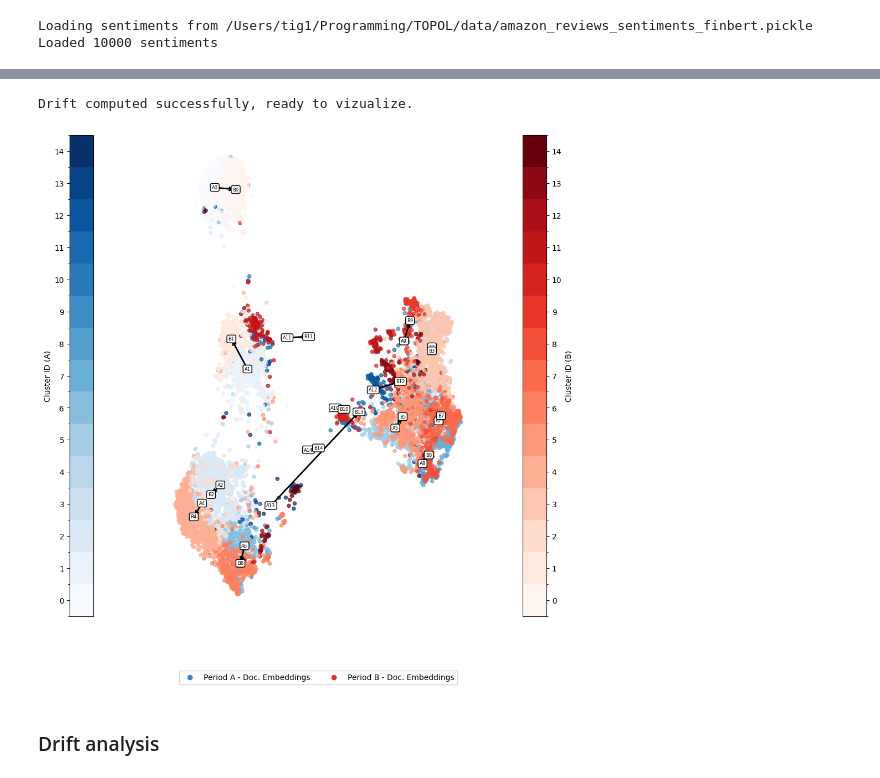
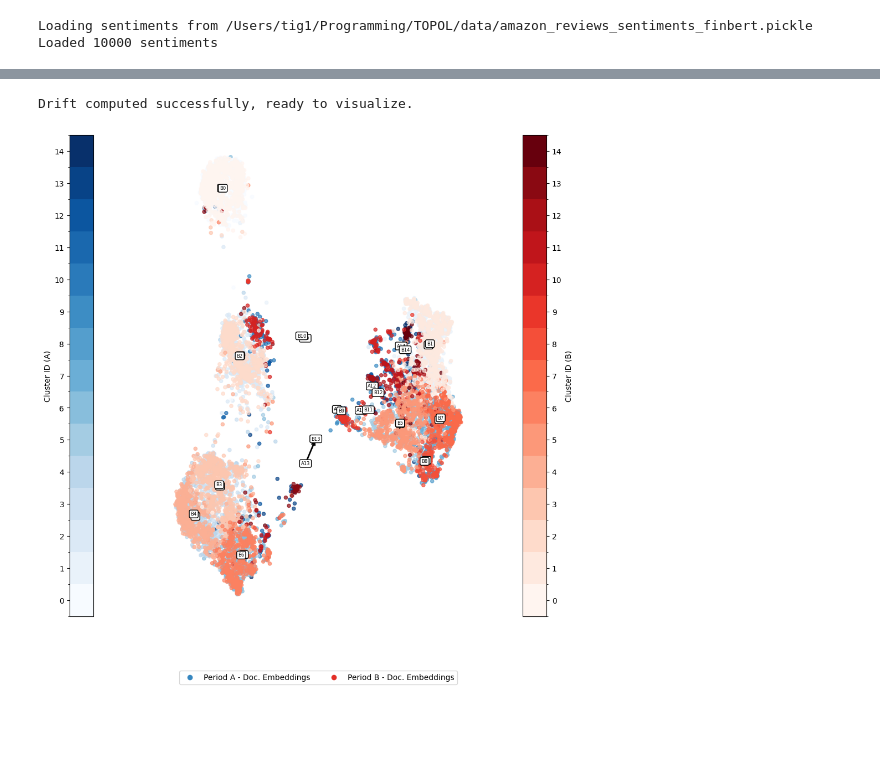
Before and after one commit to GabinTB/TOPOL, a Jupyter notebook: notebooks/amazon_reviews.ipynb, the cells around one changed output, grey strips where cells are left out. Cells and saved outputs as stored; diff of their text form; code cells hidden in the pictures; blank space fills up the shorter version.

```diff
--- a/notebooks/amazon_reviews.ipynb
+++ b/notebooks/amazon_reviews.ipynb
@@ -263,23 +280,18 @@ plt.show()
 umap_params = {
     'n_neighbors': 100,
     'min_dist': 0.0,
-    'metric': 'cosine',
-    'random_state': RANDOM_STATE
+    'metric': 'cosine', # do not change this
 }
 
 leiden_params = {
     'resolution': 1.5,
-    'modularity': 'dugue',
-    'random_state': RANDOM_STATE,
+    'modularity': 'dugue', # do not change this
 }
-
-vectorizer_model = CountVectorizer(stop_words=STOP_WORDS, ngram_range=(1, 2), max_features=10000)
 
 topol_model = TOPOL(
     n_components=50,
     umap_model_params=umap_params,
     leiden_model_params=leiden_params,
-    vectorizer_model=vectorizer_model,
-    supervised=True,
+    random_state=RANDOM_STATE,
 )
 # %% [markdown]
@@ -287,11 +299,6 @@ topol_model = TOPOL(
 # %%
-topol_model.apply_modeling(
-    df_A=data_A,
-    df_B=data_B,
-    n_top_freq_words=20,
-    n_repr_docs=10,
-    n_top_tf_idf_words=20
-)
+df = pl.from_pandas(df)
+topol_model.fit(df)
 # %% [output]
 UMAP applied successfully.
 Leiden clustering applied successfully.
@@ -337,9 +388,7 @@ topol_model.dataset_B.cluster_info
 # %%
-fig, ax = topol_model.vizualize_clusters()
-fig.savefig(os.path.join(OUTPUTS_PATH, f"{FILES_PREFIX}_topol_clusters.pdf"), format="pdf", bbox_inches='tight')
+fig, ax = topol_model.visualize(label_col="random_label")
+fig.savefig(os.path.join(OUTPUTS_PATH, f"{FILES_PREFIX}_random_cb_topol_clusters.pdf"), format="pdf", bbox_inches='tight')
 plt.show(fig, ax)
 # %% [output]
-Drift computed successfully, ready to vizualize.
+Drift computed successfully, ready to visualize.
-[figure, old version]
+[figure, new version]
-# %% [markdown]
-### Drift analysis
```
Also changed, not shown: parts of 100 cells of this notebook, 18 other files.
